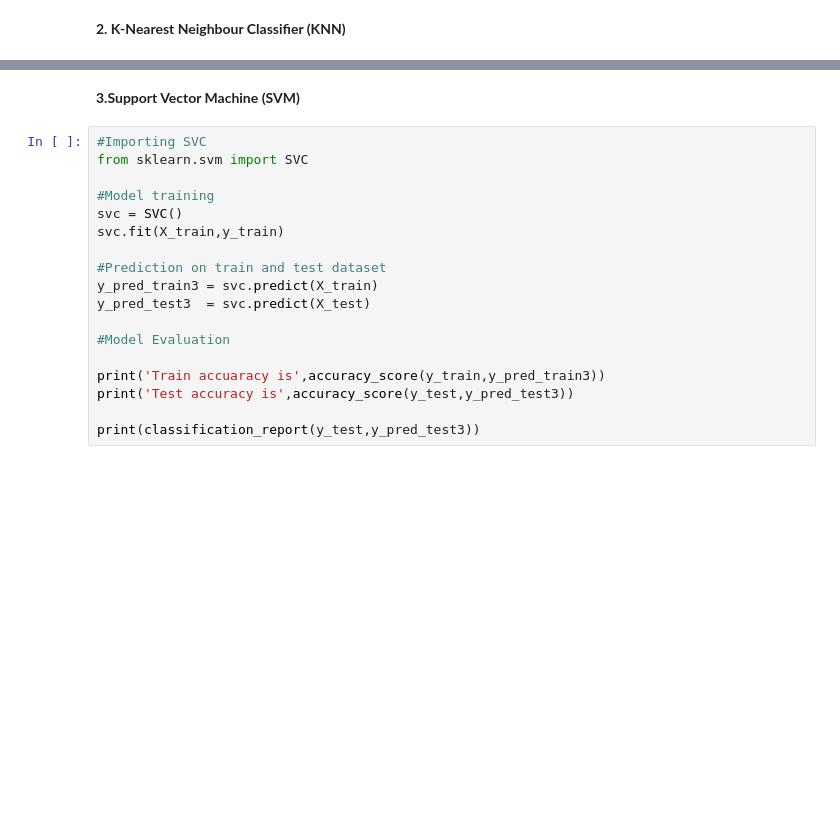
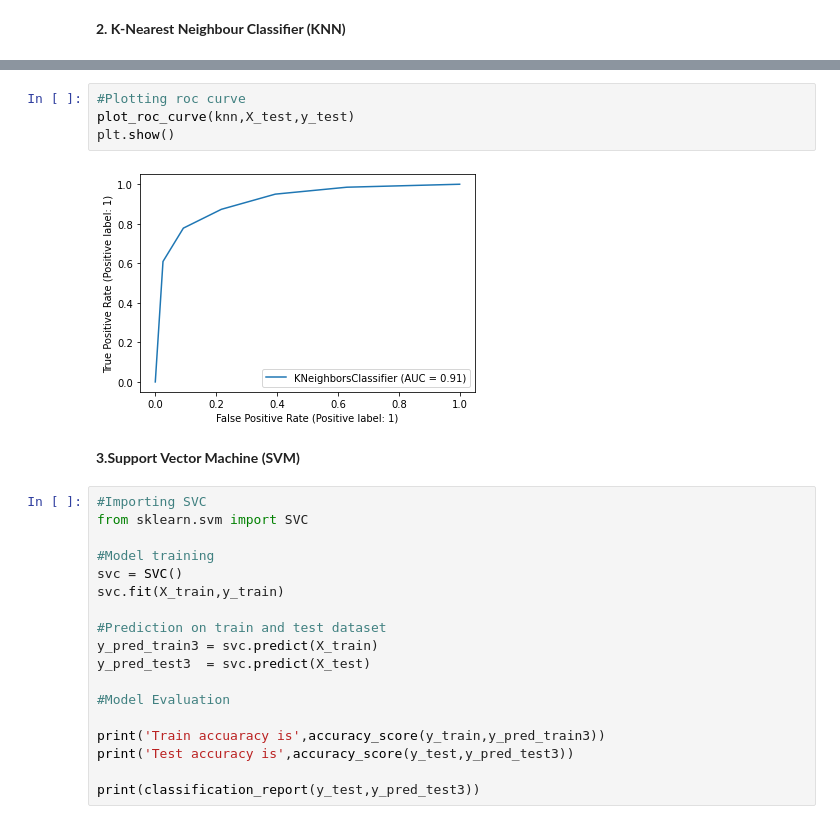
Before and after one commit to omajipawar/Cardiovascular-Risk-Prediction, a Jupyter notebook: Cardiovascular_Risk_Prediction_(Omaji_Pawar).ipynb, the cells around one changed output, grey strips where cells are left out. Drawn from its saved outputs; the diff is of its cells as text; blank space fills up the shorter version.

```diff
--- a/Cardiovascular_Risk_Prediction_(Omaji_Pawar).ipynb
+++ b/Cardiovascular_Risk_Prediction_(Omaji_Pawar).ipynb
@@ -463,6 +471,12 @@ Test Accuracy is 0.8298611111111112
     accuracy                           0.83      1152
    macro avg       0.83      0.83      0.83      1152
 weighted avg       0.83      0.83      0.83      1152
+# %%
+#Plotting roc curve
+plot_roc_curve(knn,X_test,y_test)
+plt.show()
+# %% [output]
+[figure, added]
 # %% [markdown]
 **3.Support Vector Machine (SVM)**
 # %%
```
Also changed, not shown: parts of 25 cells of this notebook.
